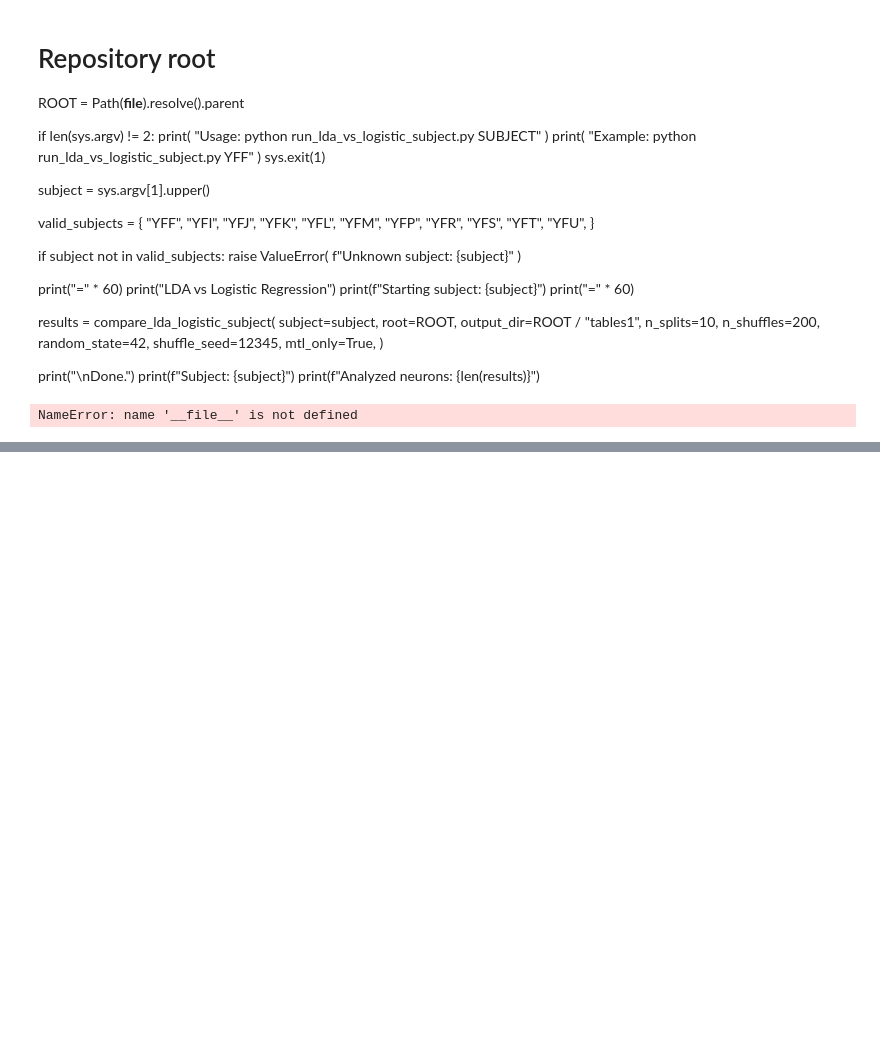
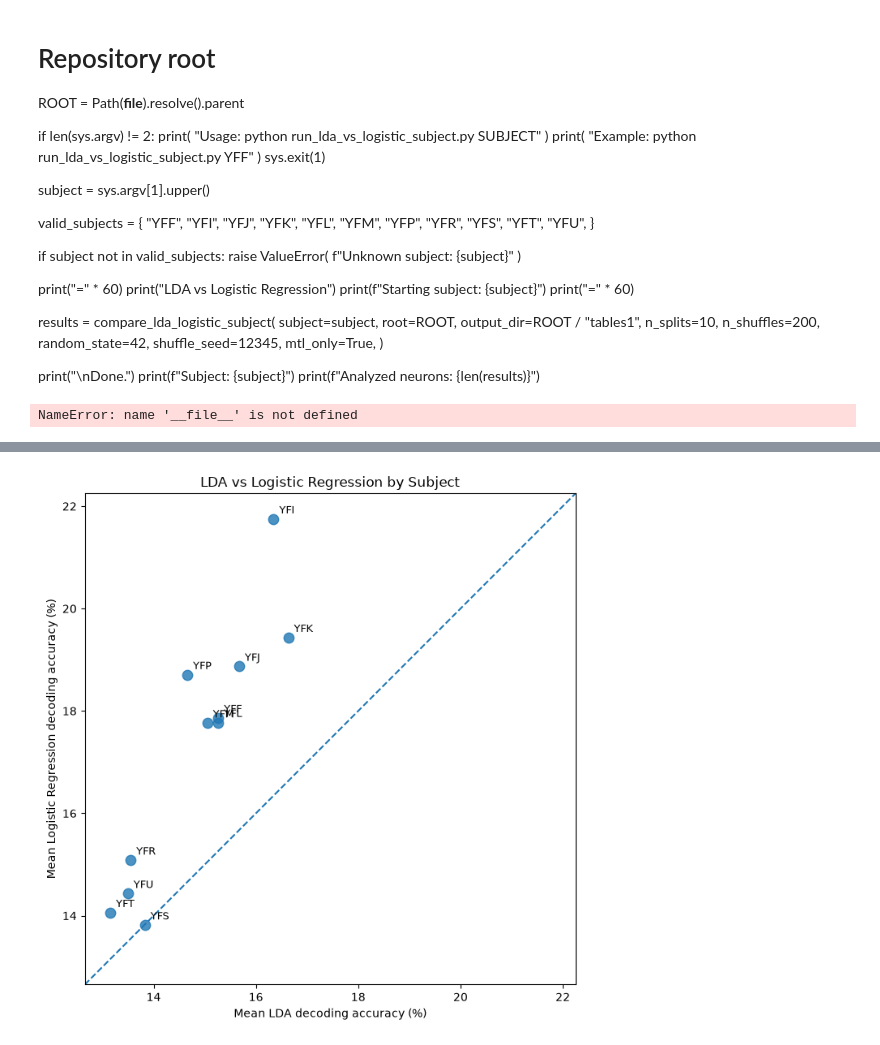
Before and after one commit to Shafiq-Abdu/number-simplex-reproduction, a Jupyter notebook: notebooks1/ldavslog.ipynb, the cells around one changed output, grey strips where cells are left out. Cells and saved outputs as stored; diff of their text form; code cells hidden in the pictures; blank space fills up the shorter version.

```diff
--- a/notebooks1/ldavslog.ipynb
+++ b/notebooks1/ldavslog.ipynb
@@ -291,0 +487,52 @@ NameError: name '__file__' is not defined
+# %%
+# Subject-level scatter plot
+
+x = subject_summary["lda_mean"]
+y = subject_summary["logistic_mean"]
+
+fig, ax = plt.subplots(figsize=(7, 7))
+
+ax.scatter(
+    x,
+    y,
+    s=80,
+    alpha=0.8
+)
+
+# Label each subject
+for subject in subject_summary.index:
+    ax.annotate(
+        subject,
+        (
+            subject_summary.loc[subject, "lda_mean"],
+            subject_summary.loc[subject, "logistic_mean"]
+        ),
+        xytext=(5, 5),
+        textcoords="offset points",
+        fontsize=9
+    )
+
+# Same limits for x and y
+low = min(x.min(), y.min()) - 0.5
+high = max(x.max(), y.max()) + 0.5
+
+ax.plot(
+    [low, high],
+    [low, high],
+    linestyle="--",
+    linewidth=1.5
+)
+
+ax.set_xlim(low, high)
+ax.set_ylim(low, high)
+
+ax.set_xlabel("Mean LDA decoding accuracy (%)")
+ax.set_ylabel("Mean Logistic Regression decoding accuracy (%)")
+ax.set_title("LDA vs Logistic Regression by Subject")
+
+ax.set_aspect("equal", adjustable="box")
+
+plt.tight_layout()
+plt.show()
+# %% [output]
+[figure, added]
```
Also changed, not shown: parts of 14 cells of this notebook, 1 other file.
